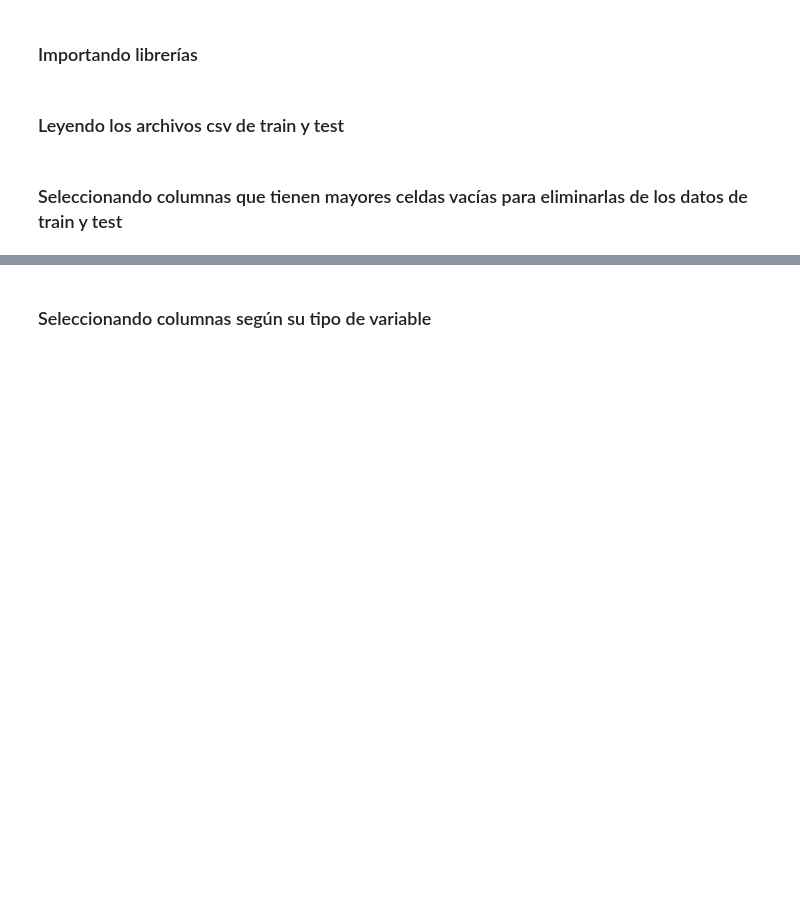
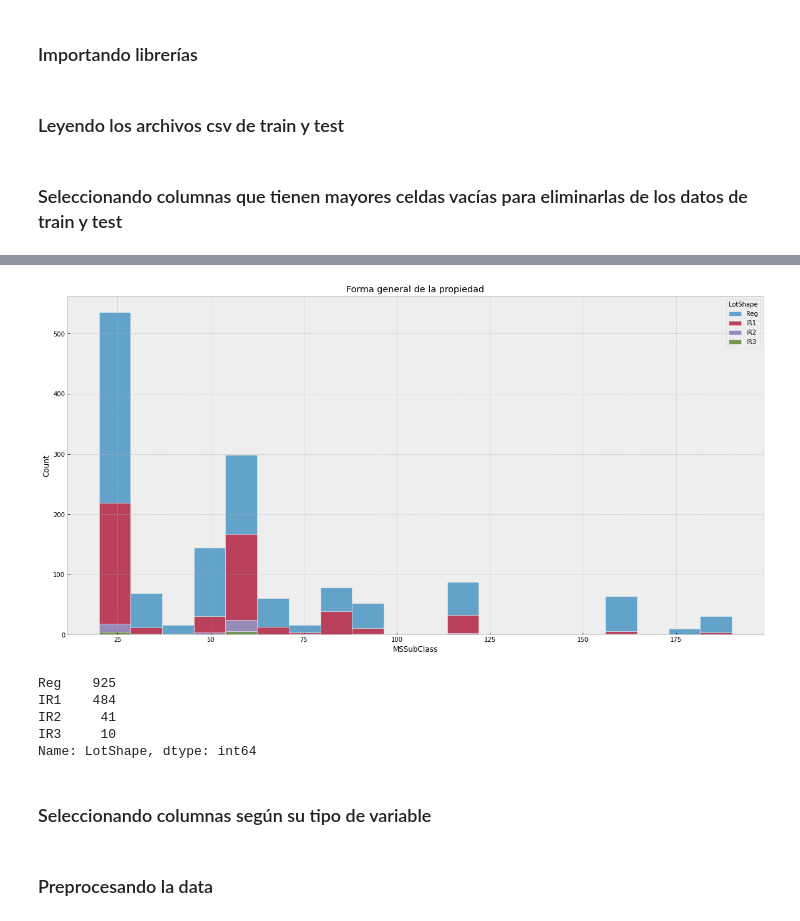
Before and after one commit to vcornejo22/Trabajo_Final_MLOPS, a Jupyter notebook: scr/Trabajo_final.ipynb, the cells around one changed output, grey strips where cells are left out. Drawn from its saved outputs; the diff is of its cells as text; code cells hidden in the pictures; blank space fills up the shorter version.

```diff
--- a/scr/Trabajo_final.ipynb
+++ b/scr/Trabajo_final.ipynb
@@ -32,3 +69,18 @@ test_new = test.drop(drop_columns, axis=1)
+# %%
+plt.figure(figsize=(20,10))
+sns.histplot(data=train_new, x='MSSubClass', hue='LotShape', multiple='stack')
+plt.title('Forma general de la propiedad')
+plt.show()
+# %% [output]
+[figure, added]
+# %%
+train_new['LotShape'].value_counts()
+# %% [output]
+Reg    925
+IR1    484
+IR2     41
+IR3     10
+Name: LotShape, dtype: int64
 # %% [markdown]
 ### Seleccionando columnas según su tipo de variable
 # %%
@@ -36,3 +88,5 @@ categoricos = test_new.select_dtypes(include='object').columns.to_list()
 numericos = test_new.select_dtypes(exclude='object').columns.to_list()
 numericos.remove('Id')
 target = train_new.columns.to_list()[-1]
+# %% [markdown]
+### Preprocesando la data
```
Also changed, not shown: parts of 23 cells of this notebook.
